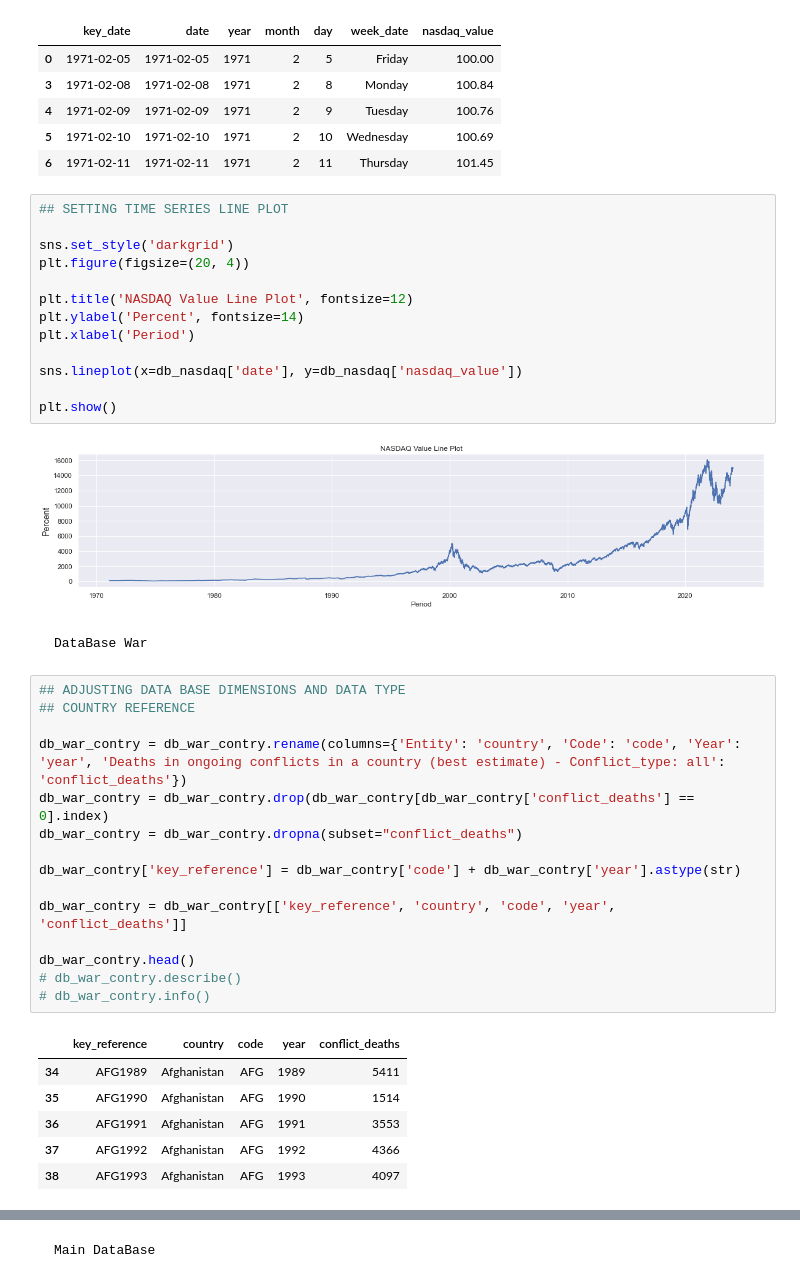
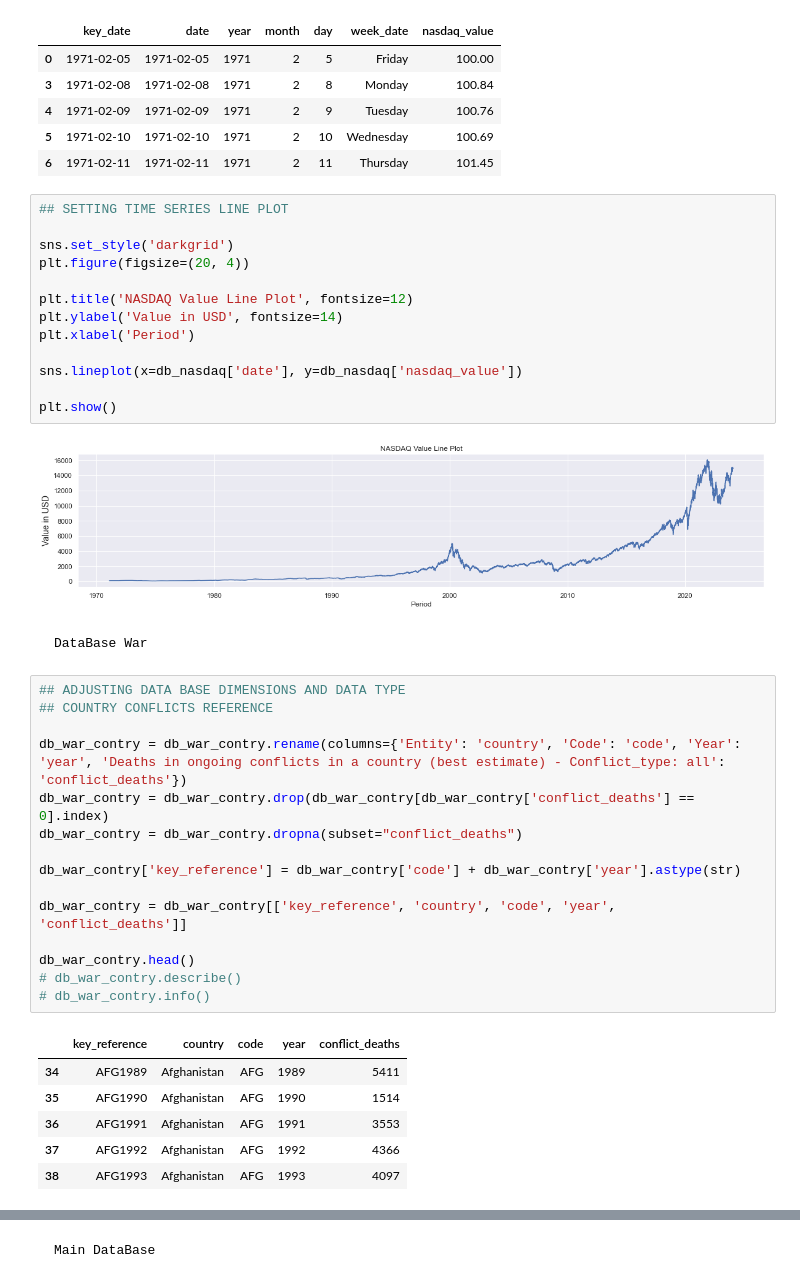
Before and after one commit to FIAP-61/petrolytics, a Jupyter notebook: notebooks/tech_challenge_fase04_group_61.ipynb, the cells around one changed output, grey strips where cells are left out. Cells and saved outputs as stored; diff of their text form.

```diff
--- a/notebooks/tech_challenge_fase04_group_61.ipynb
+++ b/notebooks/tech_challenge_fase04_group_61.ipynb
@@ -551,23 +551,23 @@ db_nasdaq.head()
 # %%
 ## SETTING TIME SERIES LINE PLOT
 
 sns.set_style('darkgrid')
 plt.figure(figsize=(20, 4))
 
 plt.title('NASDAQ Value Line Plot', fontsize=12)
-plt.ylabel('Percent', fontsize=14)
+plt.ylabel('Value in USD', fontsize=14)
 plt.xlabel('Period')
 
 sns.lineplot(x=db_nasdaq['date'], y=db_nasdaq['nasdaq_value'])
 
 plt.show()
 # %% [output]
-[figure, old version]
+[figure, new version]
 # %% [markdown]
     DataBase War
 # %%
 ## ADJUSTING DATA BASE DIMENSIONS AND DATA TYPE
-## COUNTRY REFERENCE
+## COUNTRY CONFLICTS REFERENCE
 
 db_war_contry = db_war_contry.rename(columns={'Entity': 'country', 'Code': 'code', 'Year': 'year', 'Deaths in ongoing conflicts in a country (best estimate) - Conflict_type: all': 'conflict_deaths'})
 db_war_contry = db_war_contry.drop(db_war_contry[db_war_contry['conflict_deaths'] == 0].index)
```
Also changed, not shown: parts of 25 cells of this notebook, 1 other file.
